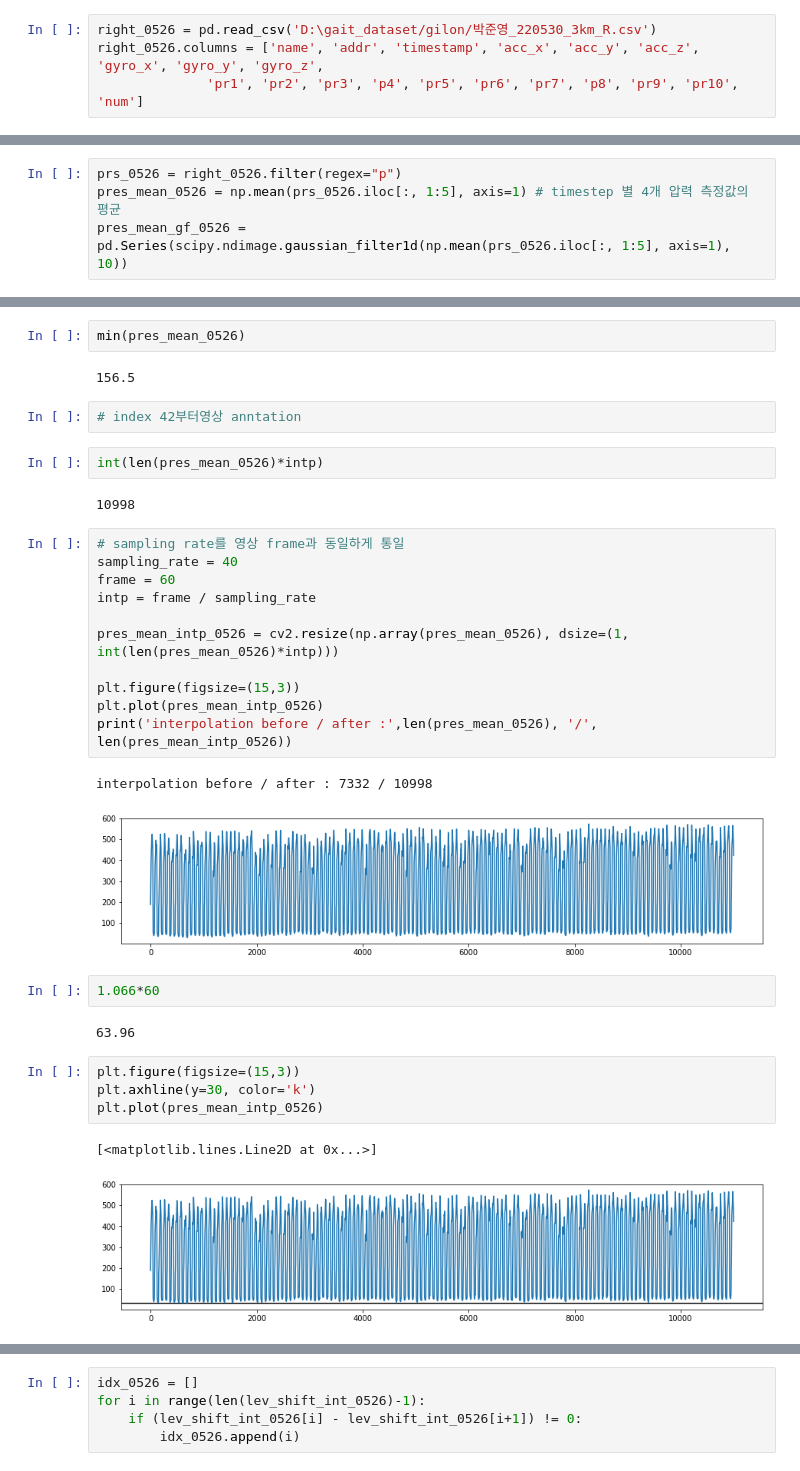
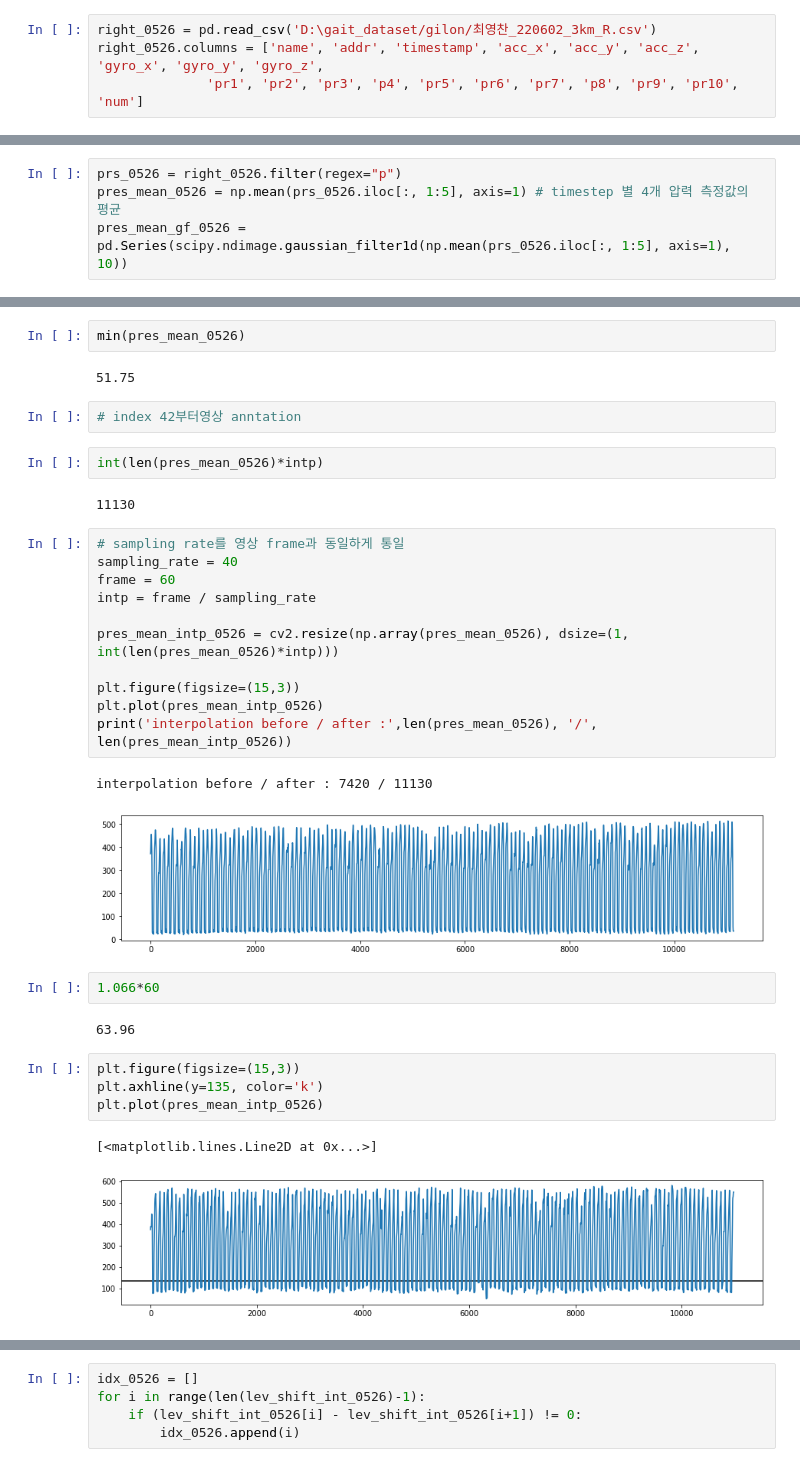
Before and after one commit to taeoowl/gait, a Jupyter notebook: gait/anno_test/anno.ipynb, the cells around one changed output, grey strips where cells are left out. Cells and saved outputs as stored; diff of their text form.

```diff
--- a/gait/anno_test/anno.ipynb
+++ b/gait/anno_test/anno.ipynb
@@ -617,7 +617,7 @@ plt.plot(cv2.resize(np.array(pres_mean_0524), dsize=(1, 5144)))
 [<matplotlib.lines.Line2D at 0x...>]
 [figure]
 # %%
-right_0526 = pd.read_csv('D:\gait_dataset/gilon/박준영_220530_3km_R.csv')
+right_0526 = pd.read_csv('D:\gait_dataset/gilon/최영찬_220602_3km_R.csv')
 right_0526.columns = ['name', 'addr', 'timestamp', 'acc_x', 'acc_y', 'acc_z', 'gyro_x', 'gyro_y', 'gyro_z',
               'pr1', 'pr2', 'pr3', 'p4', 'pr5', 'pr6', 'pr7', 'p8', 'pr9', 'pr10', 'num']
 # %%
@@ -638,13 +653,13 @@ plt.plot(pres_mean_0526)
 # %%
 min(pres_mean_0526)
 # %% [output]
-156.5
+51.75
 # %%
 # index 42부터영상 anntation
 # %%
 int(len(pres_mean_0526)*intp)
 # %% [output]
-10998
+11130
 # %%
 # sampling rate를 영상 frame과 동일하게 통일
 sampling_rate = 40
@@ -657,17 +672,17 @@ plt.figure(figsize=(15,3))
 plt.plot(pres_mean_intp_0526)
 print('interpolation before / after :',len(pres_mean_0526), '/', len(pres_mean_intp_0526))
 # %% [output]
-interpolation before / after : 7332 / 10998
+interpolation before / after : 7420 / 11130
-[figure, old version]
+[figure, new version]
 # %%
 1.066*60
 # %% [output]
 63.96
 # %%
 plt.figure(figsize=(15,3))
-plt.axhline(y=30, color='k')
+plt.axhline(y=135, color='k')
 plt.plot(pres_mean_intp_0526)
 # %% [output]
 [<matplotlib.lines.Line2D at 0x...>]
-[figure, old version]
+[figure, new version]
 # %%
```
Also changed, not shown: parts of 34 cells of this notebook, 1 other file.
